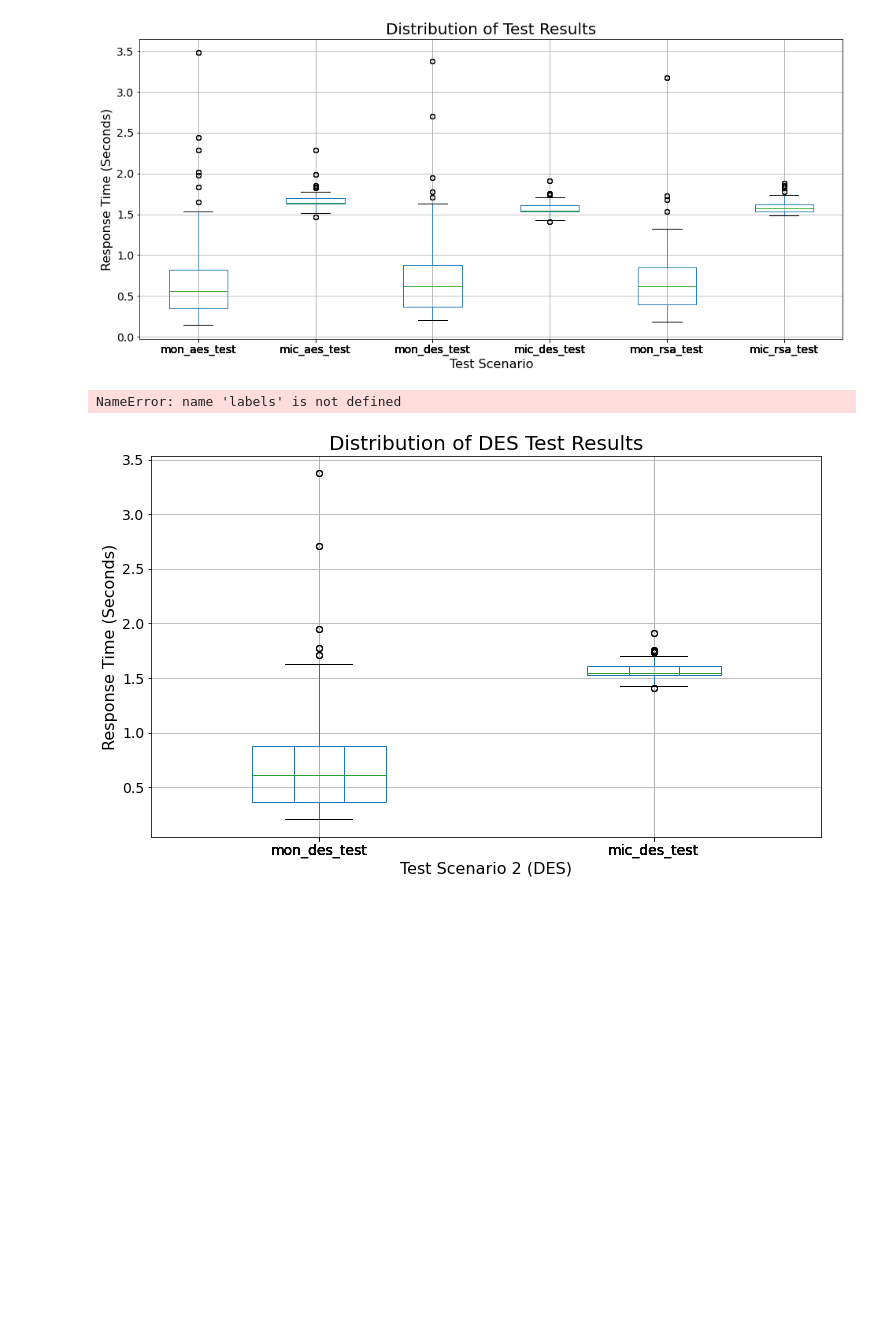
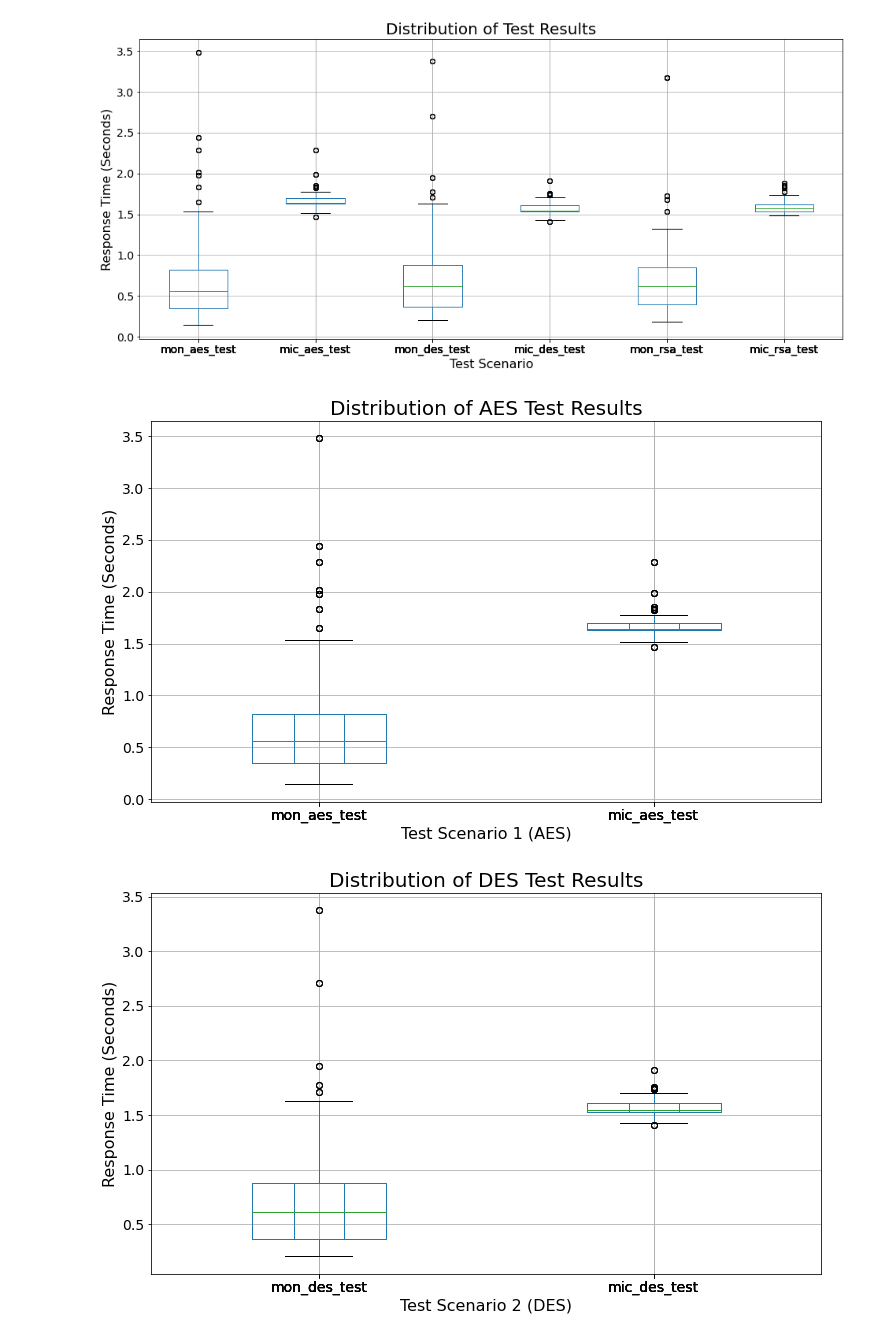
Before and after one commit to anika394/Extended_Essay, a Jupyter notebook: request_testing/graphing+analysis.ipynb, the cells around one changed output. Cells and saved outputs as stored; diff of their text form; code cells hidden in the pictures; blank space fills up the shorter version.

```diff
--- a/request_testing/graphing+analysis.ipynb
+++ b/request_testing/graphing+analysis.ipynb
@@ -194,12 +194,12 @@ df[df.notnull()].boxplot(vert=True);
 # %% [output]
 [figure]
 # %%
-df_aes[df_aes.notnull()].boxplot(figsize=(12, 7), fontsize=14, widths=(0.4, 0.4), labels=labels).set_title('Distribution of AES Test Results', fontsize=20);
+df_aes[df_aes.notnull()].boxplot(figsize=(12, 7), fontsize=14, widths=(0.4, 0.4)).set_title('Distribution of AES Test Results', fontsize=20);
 df_aes[df_aes.notnull()].boxplot().set_ylabel('Response Time (Seconds)', fontsize=16);
 df_aes[df_aes.notnull()].boxplot().set_xlabel('Test Scenario 1 (AES)', fontsize=16);
 df_aes[df_aes.notnull()].boxplot(vert=True);
 # %% [output]
-NameError: name 'labels' is not defined
+[figure, added]
 # %%
 df_des[df_des.notnull()].boxplot(figsize=(12, 7), fontsize=14, widths=(0.4, 0.4), showfliers=False).set_title('Distribution of DES Test Results', fontsize=20);
 df_des[df_des.notnull()].boxplot().set_ylabel('Response Time (Seconds)', fontsize=16);
```
Also changed, not shown: 1 other file.
